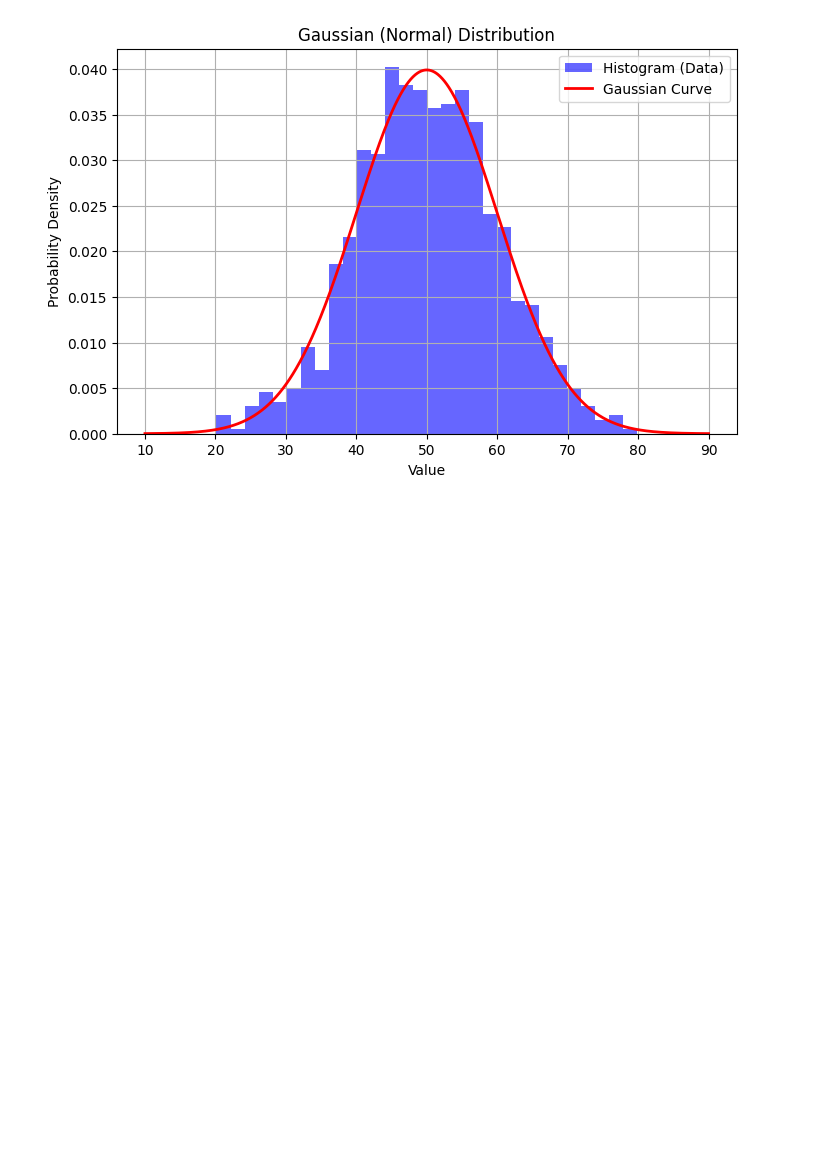
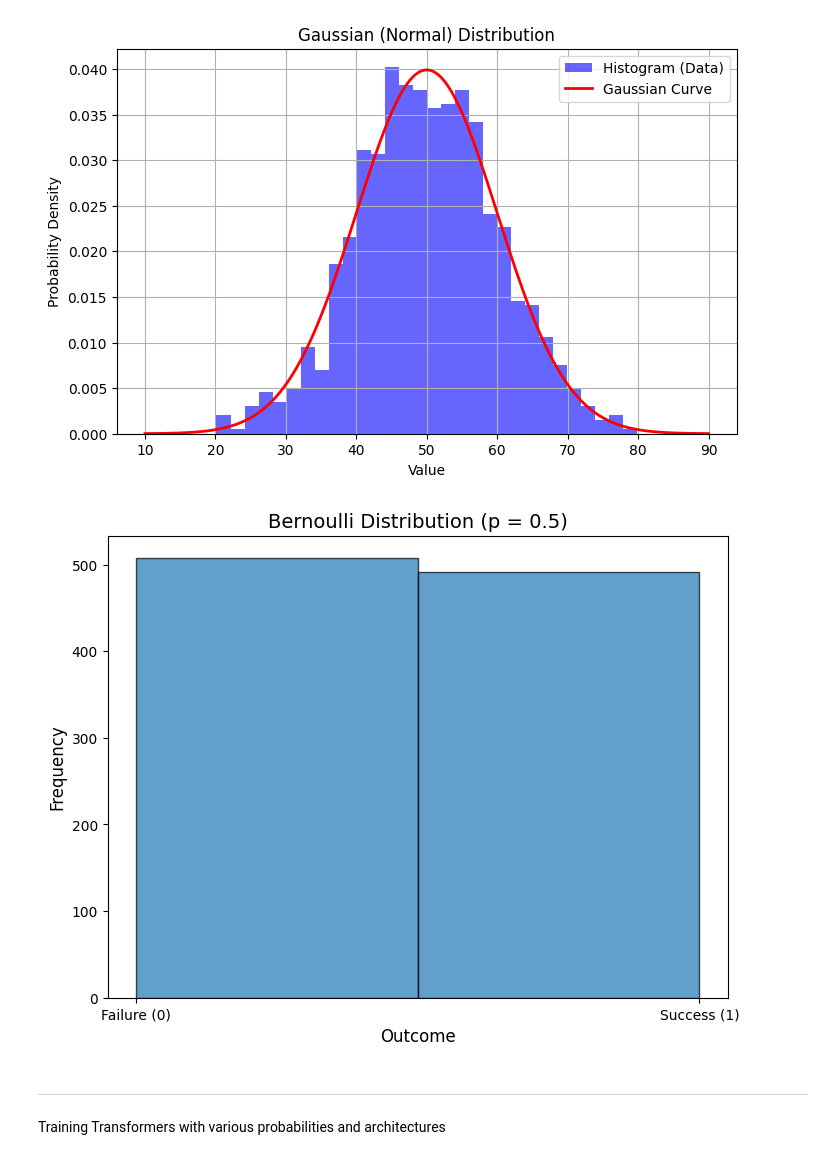
Before and after one commit to Apil120/discrete_structures_report_code, a Jupyter notebook: code.ipynb, the cells around one changed output. Saved outputs shown, nothing was run; the diff lists cells and outputs as text; code cells hidden in the pictures; blank space fills up the shorter version.

```diff
--- a/code.ipynb
+++ b/code.ipynb
@@ -26,3 +25,22 @@ def visualize_gauss_distribution(mu,sigma):
 visualize_gauss_distribution(50,10)
 # %% [output]
 [figure]
+# %%
+def visualize_bernoulli_distrubition(sucess_probability,num_simulations):
+    data = np.random.binomial(1, sucess_probability, num_simulations)
+
+    plt.figure(figsize=(8, 6))
+    plt.hist(data, bins=2, edgecolor='black', alpha=0.7)
+    plt.title(f'Bernoulli Distribution (p = {sucess_probability})', fontsize=14)
+    plt.xlabel('Outcome', fontsize=12)
+    plt.ylabel('Frequency', fontsize=12)
+    plt.xticks([0, 1], ['Failure (0)', 'Success (1)'])
+    plt.show()
+# %%
+visualize_bernoulli_distrubition(sucess_probability=0.5,num_simulations=1000)
+# %% [output]
+[figure, added]
+# %% [markdown]
+---
+# %% [markdown]
+Training Transformers with various probabilities and architectures
```
Also changed, not shown: parts of 9 cells of this notebook.
